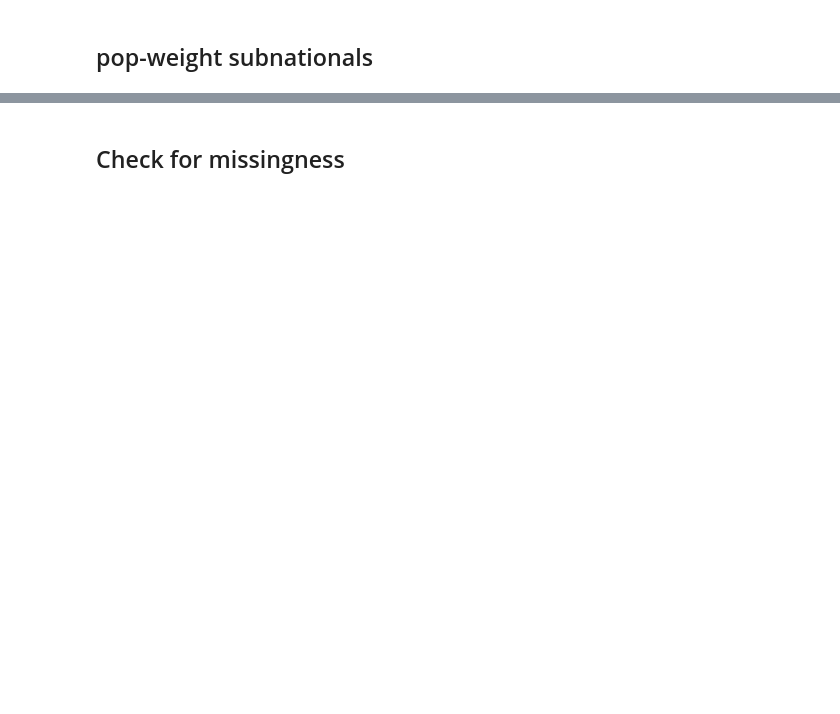
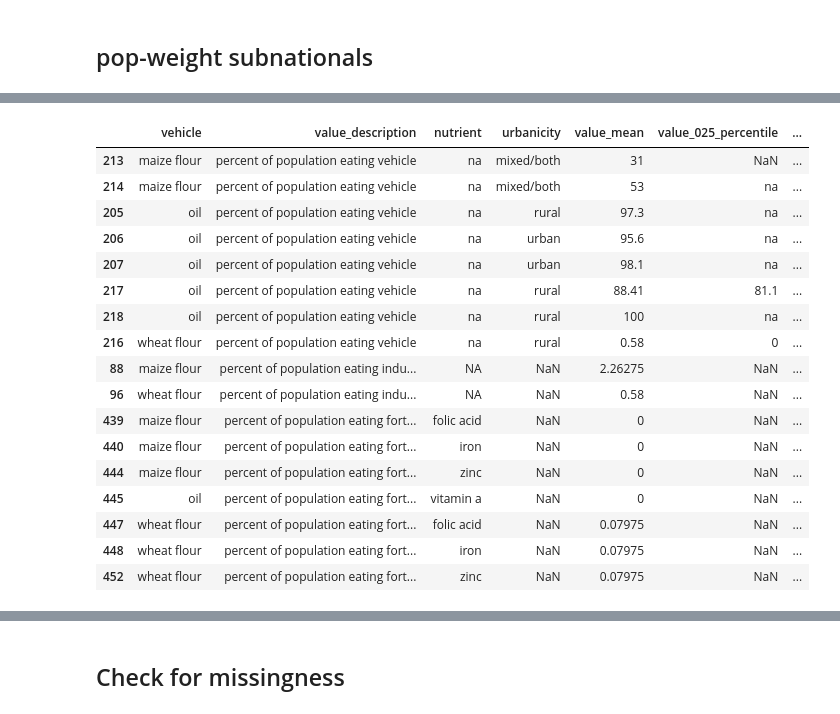
Before and after one commit to ihmeuw/vivarium_research_lsff, a Jupyter notebook: data_prep/pipeline/interim/2021_03_24_clean_population_coverage_data_tier4.ipynb, the cells around one changed output, grey strips where cells are left out. Cells and saved outputs as stored; diff of their text form; code cells hidden in the pictures; blank space fills up the shorter version.

```diff
--- a/data_prep/pipeline/interim/2021_03_24_clean_population_coverage_data_tier4.ipynb
+++ b/data_prep/pipeline/interim/2021_03_24_clean_population_coverage_data_tier4.ipynb
@@ -500,3 +506,9 @@ mult_estimates[(mult_estimates.location_name=="Mozambique")]
 | 568 | Mozambique | wheat flour | vitamin b1 | Mandatory | percent of population eating fort... | 40.060000 | multiplicative |
 | 569 | Mozambique | wheat flour | vitamin b12 | Mandatory | percent of population eating fort... | 40.060000 | multiplicative |
 | 570 | Mozambique | wheat flour | zinc | Mandatory | percent of population eating fort... | 40.060000 | multiplicative |
+# %%
+subset_data['Mozambique'] = subset_data['Mozambique'].append(
+    mult_estimates[(mult_estimates.location_name=="Mozambique") & (mult_estimates.nutrient.isin(["NA"] + nutrients))]
+)
+
+mult_estimates[(mult_estimates.location_name=="Mozambique") & (mult_estimates.nutrient.isin(["NA"] + nutrients))]
@@ -589,2 +531,0 @@ tmp
-# %%
-subset_data['Kenya'] = tmp
@@ -590,0 +557,23 @@ subset_data['Kenya'] = tmp
+# %%
+tmp = subset_data['Democratic Republic of the Congo']
+# %%
+tmp[['vehicle','value_description','nutrient','urbanicity','value_mean','value_025_percentile','value_975_percentile']]
+# %% [output]
+|  | vehicle | value_description | nutrient | urbanicity | value_mean | value_025_percentile | ... |
+| 213 | maize flour | percent of population eating vehicle | na | mixed/both | 31 | NaN | ... |
+| 214 | maize flour | percent of population eating vehicle | na | mixed/both | 53 | na | ... |
+| 205 | oil | percent of population eating vehicle | na | rural | 97.3 | na | ... |
+| 206 | oil | percent of population eating vehicle | na | urban | 95.6 | na | ... |
+| 207 | oil | percent of population eating vehicle | na | urban | 98.1 | na | ... |
+| 217 | oil | percent of population eating vehicle | na | rural | 88.41 | 81.1 | ... |
+| 218 | oil | percent of population eating vehicle | na | rural | 100 | na | ... |
+| 216 | wheat flour | percent of population eating vehicle | na | rural | 0.58 | 0 | ... |
+| 88 | maize flour | percent of population eating indu... | NA | NaN | 2.26275 | NaN | ... |
+| 96 | wheat flour | percent of population eating indu... | NA | NaN | 0.58 | NaN | ... |
+| 439 | maize flour | percent of population eating fort... | folic acid | NaN | 0 | NaN | ... |
+| 440 | maize flour | percent of population eating fort... | iron | NaN | 0 | NaN | ... |
+| 444 | maize flour | percent of population eating fort... | zinc | NaN | 0 | NaN | ... |
+| 445 | oil | percent of population eating fort... | vitamin a | NaN | 0 | NaN | ... |
+| 447 | wheat flour | percent of population eating fort... | folic acid | NaN | 0.07975 | NaN | ... |
+| 448 | wheat flour | percent of population eating fort... | iron | NaN | 0.07975 | NaN | ... |
+| 452 | wheat flour | percent of population eating fort... | zinc | NaN | 0.07975 | NaN | ... |
```
Also changed, not shown: parts of 49 cells of this notebook, 2 other files.
